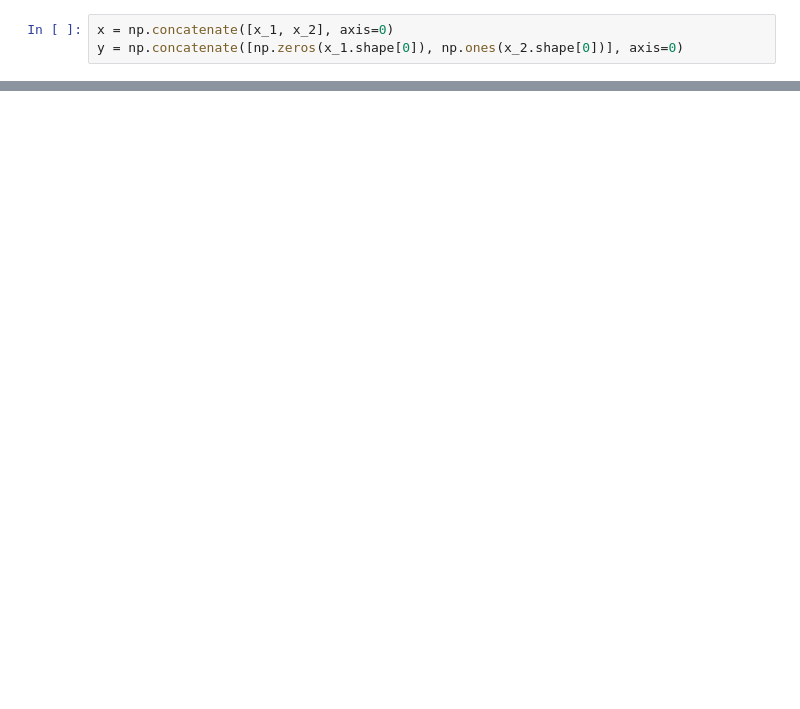
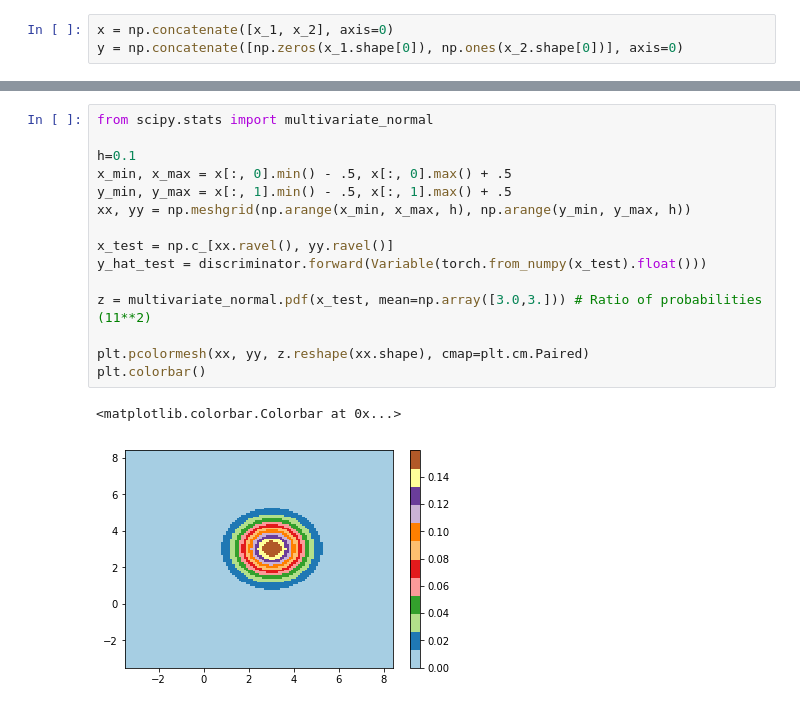
Before and after one commit to chrisorm/pydata-2018, a Jupyter notebook: notebooks/Notebook 7 - Discriminators.ipynb, the cells around one changed output, grey strips where cells are left out. Drawn from its saved outputs; the diff is of its cells as text; blank space fills up the shorter version.

```diff
--- a/notebooks/Notebook 7 - Discriminators.ipynb
+++ b/notebooks/Notebook 7 - Discriminators.ipynb
@@ -71,0 +101,18 @@ plt.scatter(x[:, 0], x[:, 1], c=y*20, alpha=0.1, cmap=plt.cm.flag)
+# %%
+from scipy.stats import multivariate_normal
+
+h=0.1
+x_min, x_max = x[:, 0].min() - .5, x[:, 0].max() + .5
+y_min, y_max = x[:, 1].min() - .5, x[:, 1].max() + .5
+xx, yy = np.meshgrid(np.arange(x_min, x_max, h), np.arange(y_min, y_max, h))
+
+x_test = np.c_[xx.ravel(), yy.ravel()]
+y_hat_test = discriminator.forward(Variable(torch.from_numpy(x_test).float()))
+
+z = multivariate_normal.pdf(x_test, mean=np.array([3.0,3.])) # Ratio of probabilities (11**2)
+
+plt.pcolormesh(xx, yy, z.reshape(xx.shape), cmap=plt.cm.Paired)
+plt.colorbar()
+# %% [output]
+<matplotlib.colorbar.Colorbar at 0x...>
+[figure, added]
```
Also changed, not shown: parts of 9 cells of this notebook.
